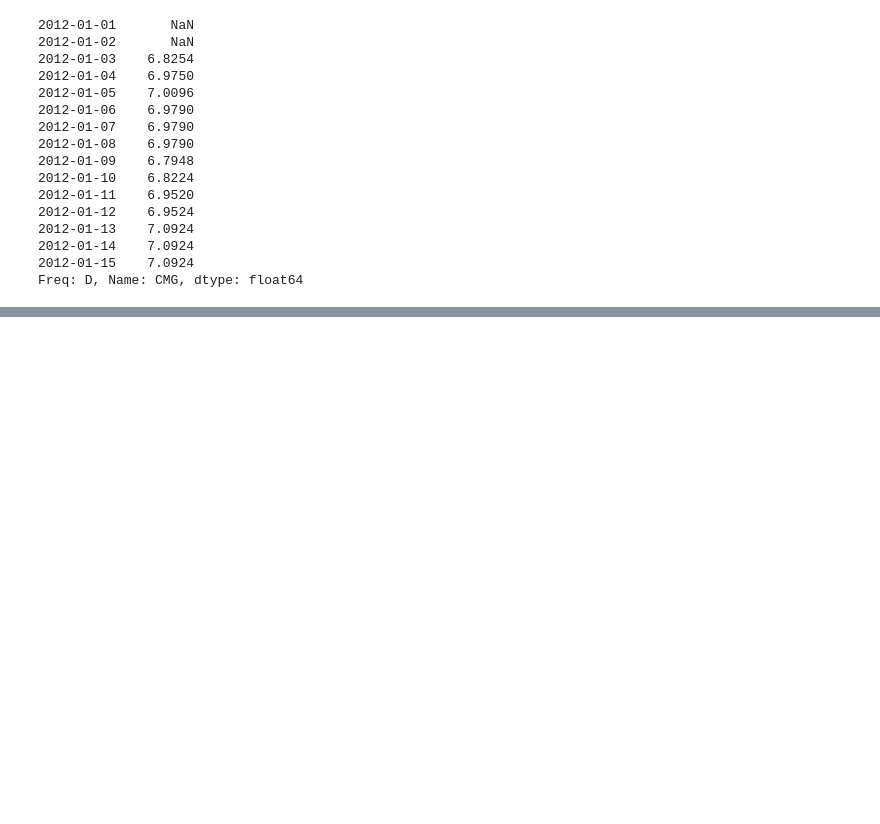
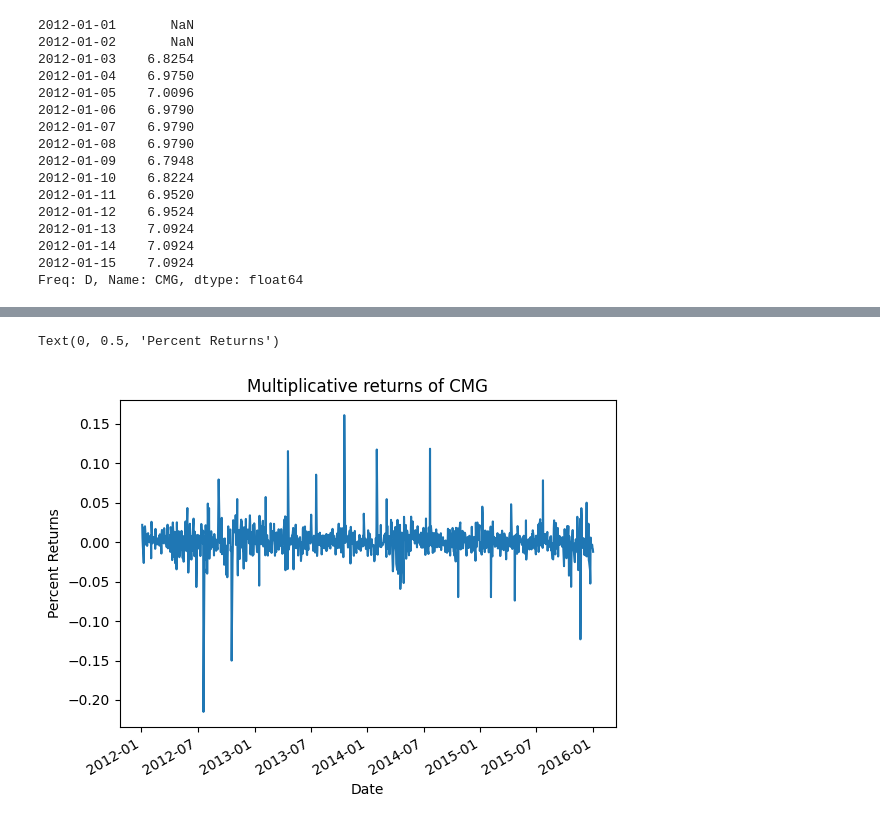
Before and after one commit to chen-domi/quantopian, a Jupyter notebook: lecture-4.ipynb, the cells around one changed output, grey strips where cells are left out. Saved outputs shown, nothing was run; the diff lists cells and outputs as text; code cells hidden in the pictures; blank space fills up the shorter version.

```diff
--- a/lecture-4.ipynb
+++ b/lecture-4.ipynb
@@ -268,0 +374,11 @@ Freq: D, Name: CMG, dtype: float64
+# %%
+add_returns = prices.diff()[1:]
+mult_returns = prices.pct_change()[1:]
+# %%
+mult_returns.plot();
+plt.title("Multiplicative returns of " + symbol)
+plt.xlabel("Date")
+plt.ylabel("Percent Returns")
+# %% [output]
+Text(0, 0.5, 'Percent Returns')
+[figure, added]
```
Also changed, not shown: parts of 52 cells of this notebook.
